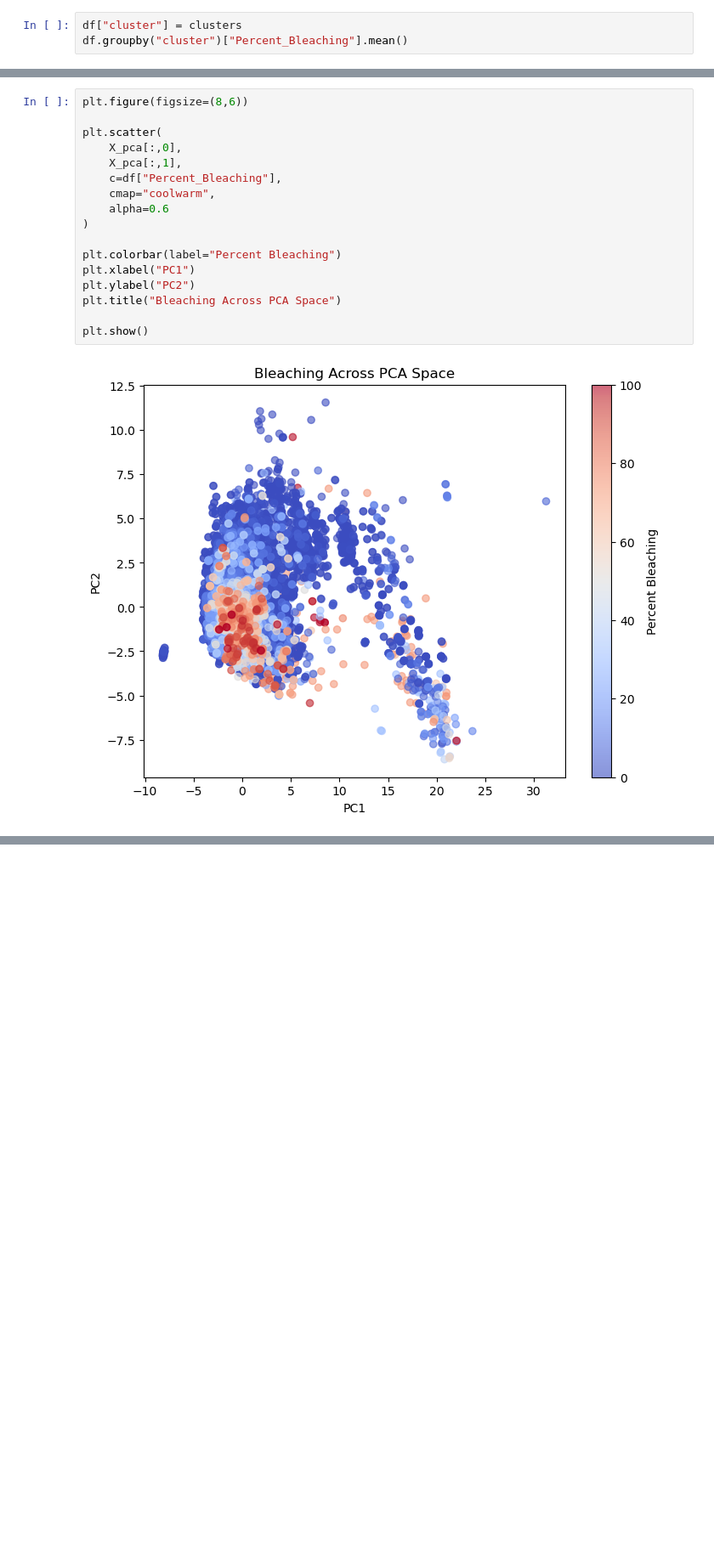
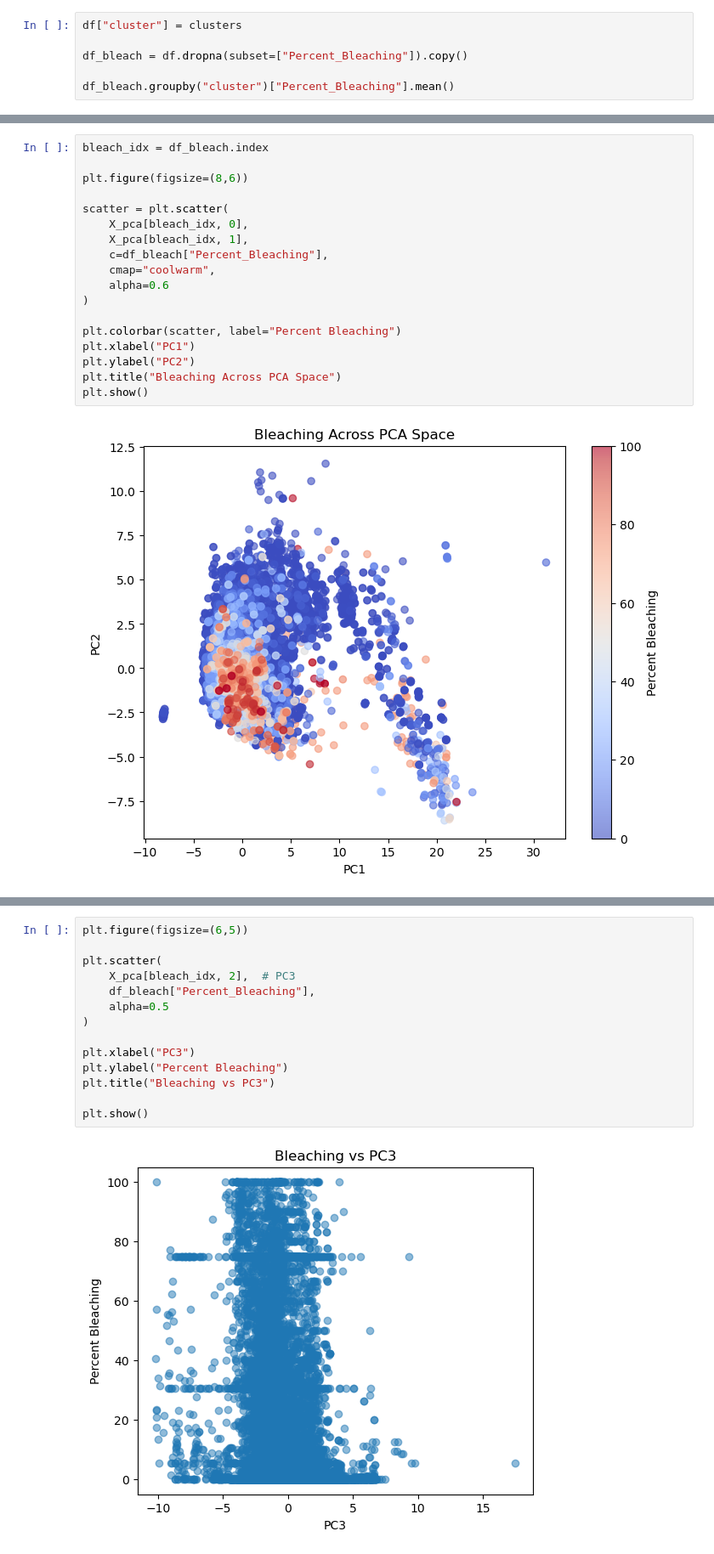
Before and after one commit to gebert98/CSCI4022Project, a Jupyter notebook: AnalysisA.ipynb, the cells around one changed output, grey strips where cells are left out. Shown at 85% size. Cells and saved outputs as stored; diff of their text form; blank space fills up the shorter version.

Commit message:
Completed Bleaching analysis

```diff
--- a/AnalysisA.ipynb
+++ b/AnalysisA.ipynb
@@ -188,7 +188,10 @@ kmeans = KMeans(n_clusters=3, random_state=42)
 clusters = kmeans.fit_predict(X_pca[:, :15])
 # %%
 df["cluster"] = clusters
-df.groupby("cluster")["Percent_Bleaching"].mean()
+
+df_bleach = df.dropna(subset=["Percent_Bleaching"]).copy()
+
+df_bleach.groupby("cluster")["Percent_Bleaching"].mean()
 # %% [output]
 cluster
 0    10.194584
@@ -227,21 +230,22 @@ for c in sorted(df["cluster"].unique()):
 [figure]
 [figure]
 # %%
+bleach_idx = df_bleach.index
+
 plt.figure(figsize=(8,6))
 
-plt.scatter(
-    X_pca[:,0],
-    X_pca[:,1],
-    c=df["Percent_Bleaching"],
+scatter = plt.scatter(
+    X_pca[bleach_idx, 0],
+    X_pca[bleach_idx, 1],
+    c=df_bleach["Percent_Bleaching"],
     cmap="coolwarm",
     alpha=0.6
 )
 
-plt.colorbar(label="Percent Bleaching")
+plt.colorbar(scatter, label="Percent Bleaching")
 plt.xlabel("PC1")
 plt.ylabel("PC2")
 plt.title("Bleaching Across PCA Space")
-
 plt.show()
 # %% [output]
 [figure]
@@ -266,0 +307,16 @@ ValueError: Input y contains NaN.
+# %%
+plt.figure(figsize=(6,5))
+
+plt.scatter(
+    X_pca[bleach_idx, 2],  # PC3
+    df_bleach["Percent_Bleaching"],
+    alpha=0.5
+)
+
+plt.xlabel("PC3")
+plt.ylabel("Percent Bleaching")
+plt.title("Bleaching vs PC3")
+
+plt.show()
+# %% [output]
+[figure, added]
```
Also changed, not shown: parts of 6 cells of this notebook, 2 other files.
